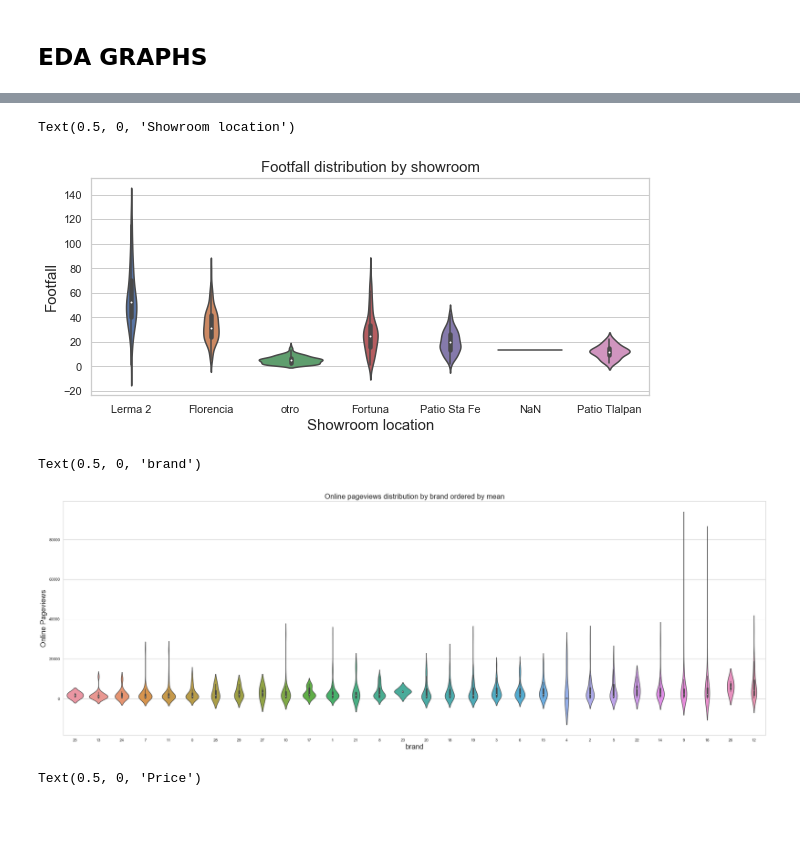
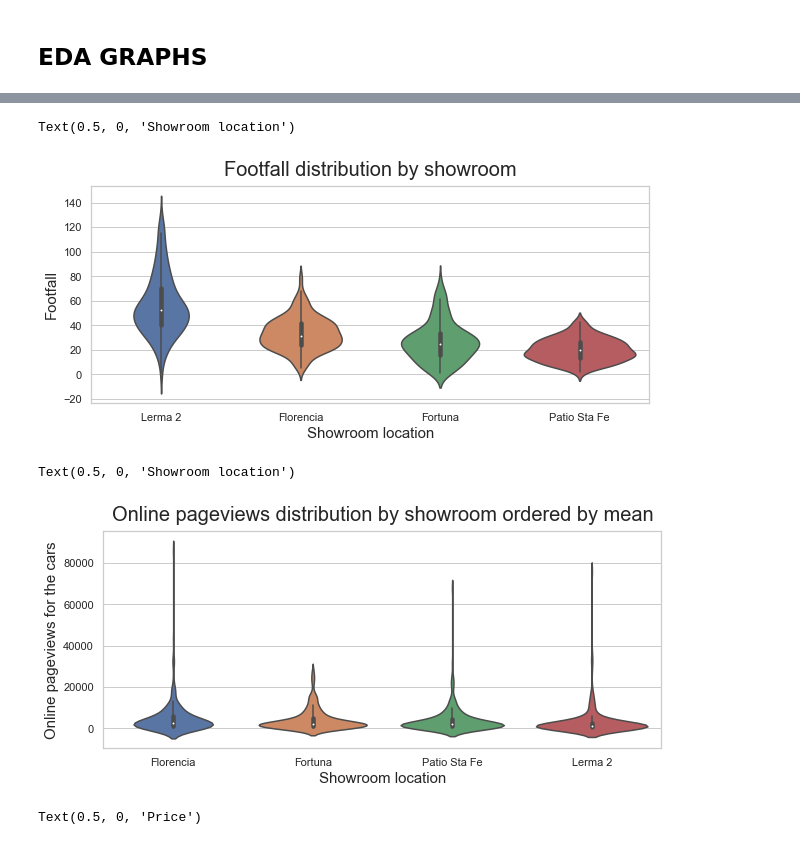
Before and after one commit to mexico-team-5/showrooms-data-analysis, a Jupyter notebook: Exploratory_Data_Analysis.ipynb, the cells around one changed output, grey strips where cells are left out. Saved outputs shown, nothing was run; the diff lists cells and outputs as text; code cells hidden in the pictures; blank space fills up the shorter version.

Commit message:
Add files via upload
Scoping Document EDA Graphs

```diff
--- a/Exploratory_Data_Analysis.ipynb
+++ b/Exploratory_Data_Analysis.ipynb
@@ -30 +43,9 @@ showroom = pd.read_sql_query("select * from showroom", conn)
+# %%
+car_description = pd.read_sql_query(
+    '''SELECT c.*, d.name brand_name FROM
+            (SELECT a.*, b.name location_name
+             FROM car_description a LEFT JOIN showroom b
+        ON a.sold_location_id=b.showroom_id) c
+        LEFT JOIN brands d ON c.brand_id=d.brand_id
+    ''', conn)
 # %%
@@ -58,7 +87,10 @@ showroom_visits['my'] =pd.to_datetime(("01" + "/" + showroom_visits['month'].ast
 import datetime
 
 ##Delete showroom equal to "FUERA DE KAVAK"
-car_description = car_description.drop(car_description[car_description['location_name']=="FUERA DE KAVAK"].index)
+#car_description = car_description.drop(car_description[car_description['location_name']=="FUERA DE KAVAK"].index)
+list_of_values = ['otro']
+car_description = car_description.drop(car_description[car_description['location_name']=='otro'].index)
+
 
 ## Create new columns for numeric KAVAK SEGMENTS
 
@@ -115,22 +187,23 @@ order = showroom_visits.groupby('location_name')['visits'].mean().sort_values(as
 fig, ax = plt.subplots(figsize=(10,4))
 #m = sns.violinplot(x="location_name",y="visits",data=showroom_visits,order = ['WH - LERMA', 'PLAZA FORTUNA', 'FLORENCIA', 'SANTA FE'] )
 m = sns.violinplot(x="location_name",y="visits",data=showroom_visits)
-m.set_title('Footfall distribution by showroom' , fontsize = 15)
+m.set_title('Footfall distribution by showroom' , fontsize=20, verticalalignment='bottom')
 m.set_ylabel('Footfall' , fontsize = 15)
 m.set_xlabel('Showroom location' , fontsize = 15)
 # %% [output]
 Text(0.5, 0, 'Showroom location')
-[figure, old version]
+[figure, new version]
 # %%
-order = car_description.groupby('brand_id')['tot_pageviews'].mean().sort_values(ascending=True).iloc[::1].index
-fig, ax = plt.subplots(figsize=(35,12))
-m = sns.violinplot(x="brand_id",y="tot_pageviews",data=car_description,orient='vertical', order = order , fontsize = 30)
-m.set_title('Online pageviews distribution by brand ordered by mean', fontsize = 20)
-m.set_ylabel('Online Pageviews', fontsize = 20)
-m.set_xlabel('brand', fontsize = 20)
+order = car_description.groupby('location_name')['tot_pageviews'].mean().sort_values(ascending=True).iloc[::1].index
+fig, ax = plt.subplots(figsize=(10,4))
+#m = sns.violinplot(x="location_name",y="visits",data=showroom_visits,order = ['WH - LERMA', 'PLAZA FORTUNA', 'FLORENCIA', 'SANTA FE'] )
+m = sns.violinplot(x="location_name",y="tot_pageviews",data=car_description)
+m.set_title('Online pageviews distribution by showroom ordered by mean' , fontsize=20, verticalalignment='bottom')
+m.set_ylabel('Online pageviews for the cars' , fontsize = 15)
+m.set_xlabel('Showroom location' , fontsize = 15)
 # %% [output]
-Text(0.5, 0, 'brand')
+Text(0.5, 0, 'Showroom location')
-[figure, old version]
+[figure, new version]
 # %%
 order = car_description.groupby('published_price')['tot_pageviews'].mean().sort_values(ascending=True).iloc[::1].index
 fig, ax = plt.subplots(figsize=(15,7))
```
Also changed, not shown: parts of 14 cells of this notebook.
